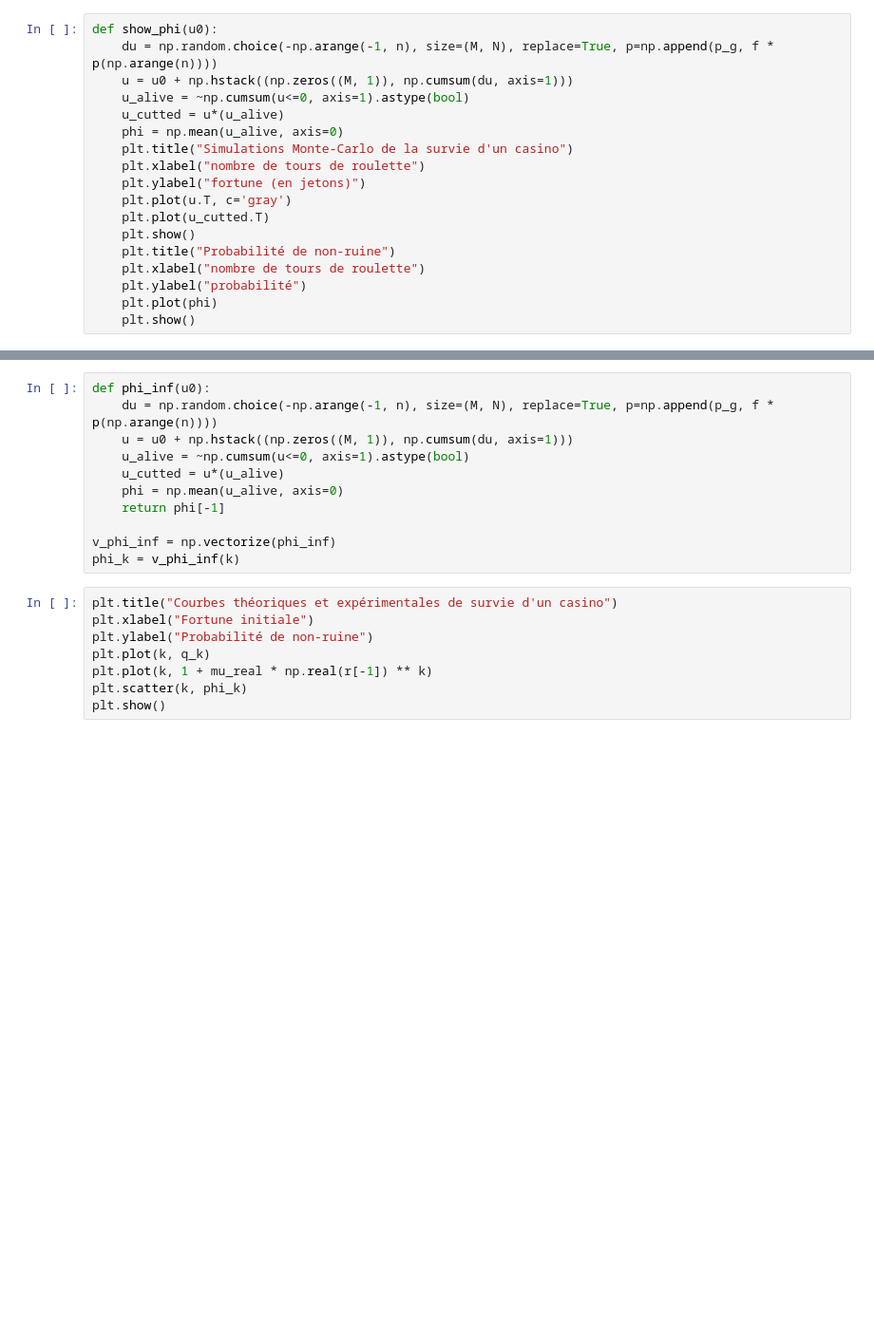
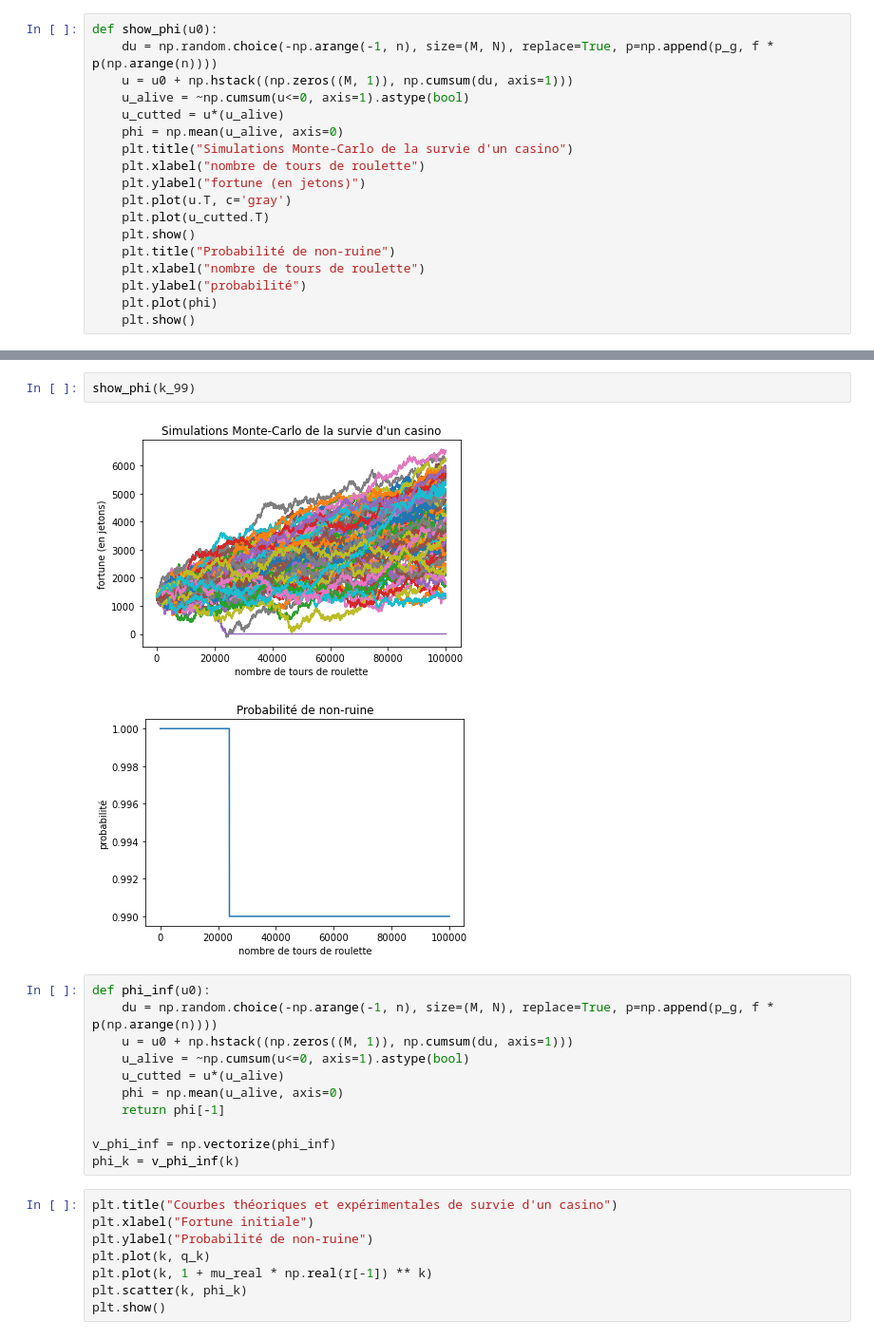
Before and after one commit to jeanHeibig/casinoRoulette, a Jupyter notebook: model2/q_theorique.ipynb, the cells around one changed output, grey strips where cells are left out. Shown at 95% size. Cells and saved outputs as stored; diff of their text form; blank space fills up the shorter version.

```diff
--- a/model2/q_theorique.ipynb
+++ b/model2/q_theorique.ipynb
@@ -76,3 +79,8 @@ show_phi(k_half)
+# %%
+show_phi(k_99)
+# %% [output]
+[figure, added]
+[figure, added]
 # %%
 def phi_inf(u0):
     du = np.random.choice(-np.arange(-1, n), size=(M, N), replace=True, p=np.append(p_g, f * p(np.arange(n))))
```
Also changed, not shown: parts of 6 cells of this notebook.
